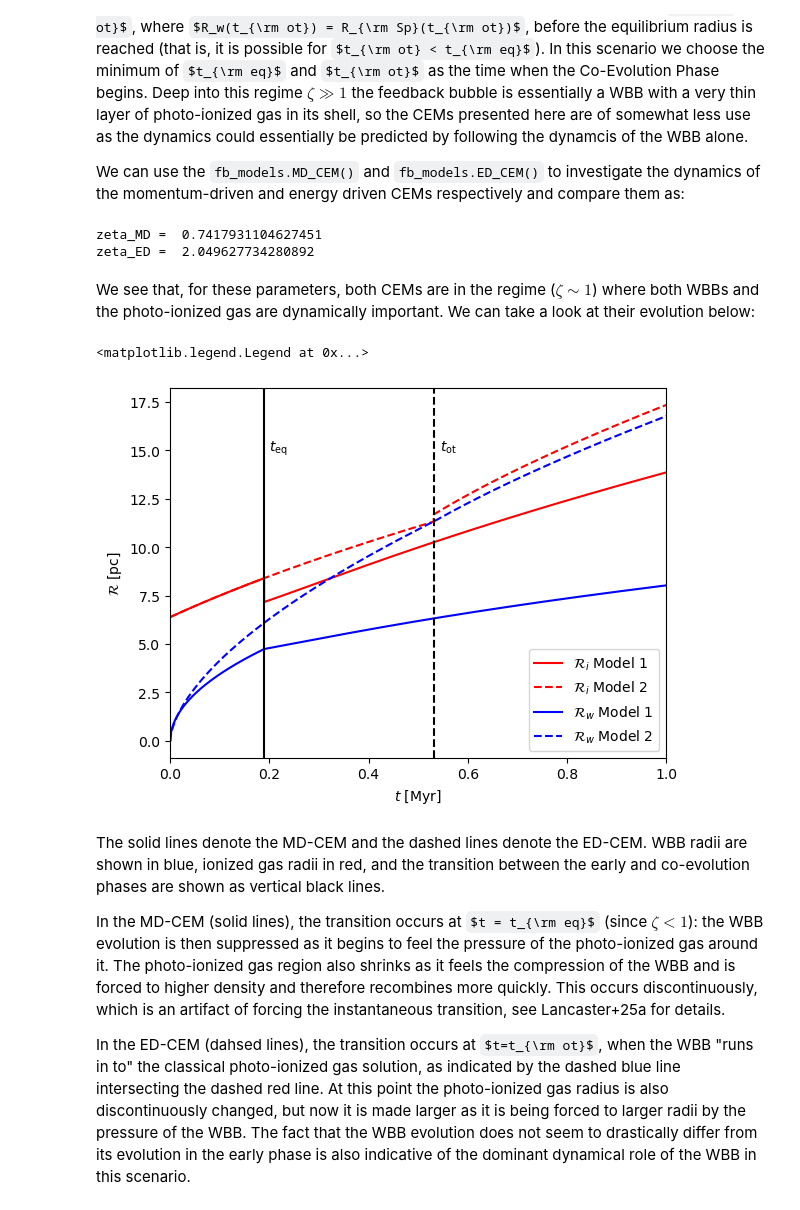
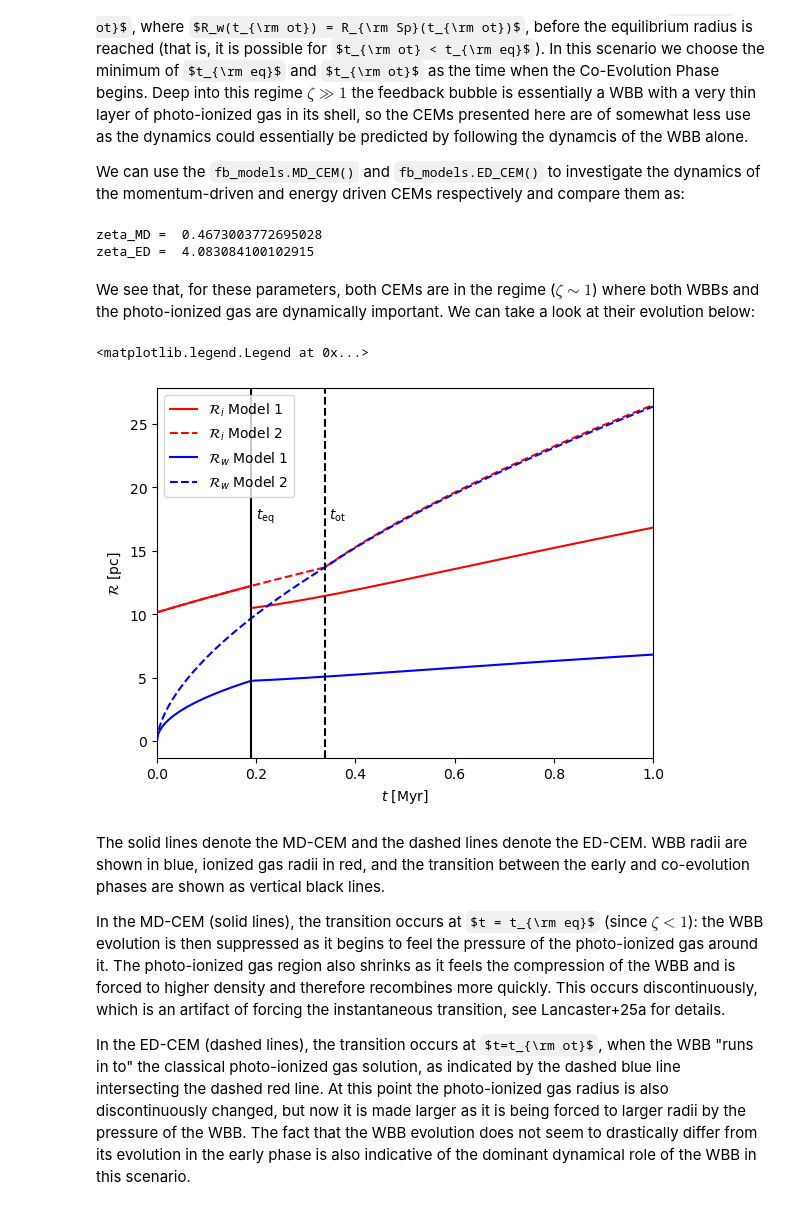
Before and after one commit to ltlancas/feedback_SAM, a Jupyter notebook: walkthrough.ipynb, the cells around one changed output. Drawn from its saved outputs; the diff is of its cells as text; code cells hidden in the pictures; some formulas as TeX source.

Commit message:
changed model parameters

```diff
--- a/walkthrough.ipynb
+++ b/walkthrough.ipynb
@@ -372,44 +365,44 @@ We can use the `fb_models.MD_CEM()` and `fb_models.ED_CEM()` to investigate the
 nbar = 100*u.cm**-3
 rhobar = 1.4*ac.m_p*nbar
 appdot = 1e5*u.Msun*u.km/u.s/u.Myr
-Lwind = 1e37*u.erg/u.s
-Qo = 1e50/u.s
+Lwind = 1e38*u.erg/u.s
+Qo = 4e50/u.s
 
 model1 = fb_models.MD_CEM(rho0=rhobar, Q0=Qo, pdotw=appdot)
 model2 = fb_models.ED_CEM(rho0=rhobar, Q0=Qo, Lwind=Lwind)
 print("zeta_MD = ", model1.zeta)
 print("zeta_ED = ", model2.zeta)
 # %% [output]
-zeta_MD =  0.7417931104627451
-zeta_ED =  2.049627734280892
+zeta_MD =  0.4673003772695028
+zeta_ED =  4.083084100102915
 # %% [markdown]
 We see that, for these parameters, both CEMs are in the regime ($\zeta \sim 1$) where both WBBs and the photo-ionized gas are dynamically important. We can take a look at their evolution below:
 # %%
 
 tlin = np.linspace(0, 1, 10000)*u.Myr
 
 plt.plot(tlin, model1.radius(tlin), 'r',label=r'$\mathcal{R}_i$ Model 1')
 plt.plot(tlin, model2.radius(tlin), 'r--',label=r'$\mathcal{R}_i$ Model 2')
 
 plt.plot(tlin, model1.wind_radius(tlin), 'b',label=r'$\mathcal{R}_w$ Model 1')
 plt.plot(tlin, model2.wind_radius(tlin), 'b--',label=r'$\mathcal{R}_w$ Model 2')
 
 plt.axvline(x=model1.tswitch.value, c="k")
 plt.axvline(x=model2.tswitch.value, c="k", linestyle='--')
 
-plt.text(1.05*model1.tswitch.value, 15, r'$t_{\rm eq}$')
-plt.text(1.025*model2.tswitch.value, 15, r'$t_{\rm ot}$')
+plt.text(1.05*model1.tswitch.value, 17.5, r'$t_{\rm eq}$')
+plt.text(1.025*model2.tswitch.value, 17.5, r'$t_{\rm ot}$')
 
 plt.xlim(0,1)
 plt.xlabel(r'$t\,\, [{\rm Myr}]$')
 plt.ylabel(r'$\mathcal{R}\,\, [{\rm pc}]$')
 plt.legend()
 # %% [output]
 <matplotlib.legend.Legend at 0x...>
-[figure, old version]
+[figure, new version]
 # %% [markdown]
 The solid lines denote the MD-CEM and the dashed lines denote the ED-CEM. WBB radii are shown in blue, ionized gas radii in red, and the transition between the early and co-evolution phases are shown as vertical black lines.
 
 In the MD-CEM (solid lines), the transition occurs at $t = t_{\rm eq}$ (since $\zeta < 1$): the WBB evolution is then suppressed as it begins to feel the pressure of the photo-ionized gas around it. The photo-ionized gas region also shrinks as it feels the compression of the WBB and is forced to higher density and therefore recombines more quickly. This occurs discontinuously, which is an artifact of forcing the instantaneous transition, see Lancaster+25a for details.
 
-In the ED-CEM (dahsed lines), the transition occurs at $t=t_{\rm ot}$, when the WBB "runs in to" the classical photo-ionized gas solution, as indicated by the dashed blue line intersecting the dashed red line. At this point the photo-ionized gas radius is also discontinuously changed, but now it is made larger as it is being forced to larger radii by the pressure of the WBB. The fact that the WBB evolution does not seem to drastically differ from its evolution in the early phase is also indicative of the dominant dynamical role of the WBB in this scenario.
+In the ED-CEM (dashed lines), the transition occurs at $t=t_{\rm ot}$, when the WBB "runs in to" the classical photo-ionized gas solution, as indicated by the dashed blue line intersecting the dashed red line. At this point the photo-ionized gas radius is also discontinuously changed, but now it is made larger as it is being forced to larger radii by the pressure of the WBB. The fact that the WBB evolution does not seem to drastically differ from its evolution in the early phase is also indicative of the dominant dynamical role of the WBB in this scenario.
```
Also changed, not shown: parts of 24 cells of this notebook.
